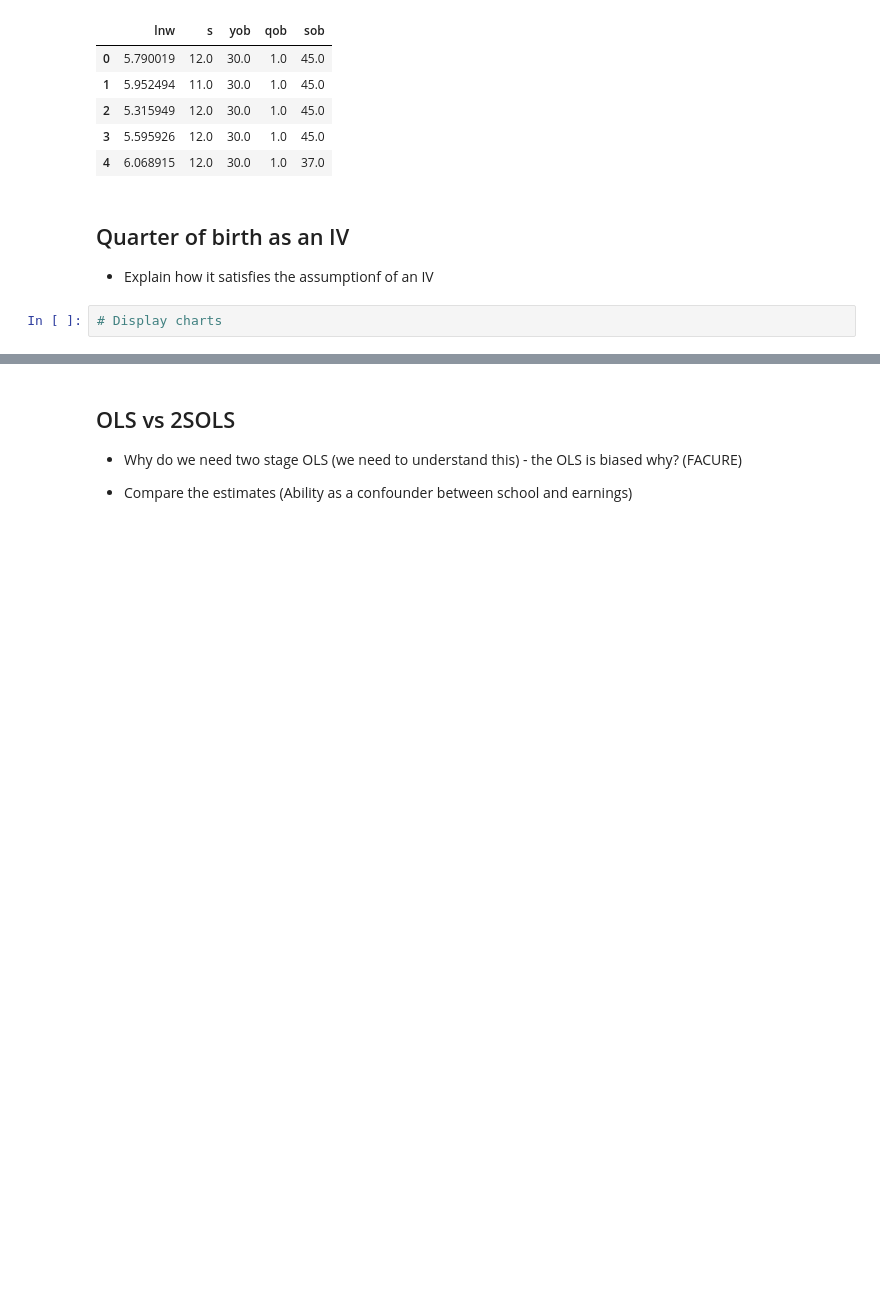
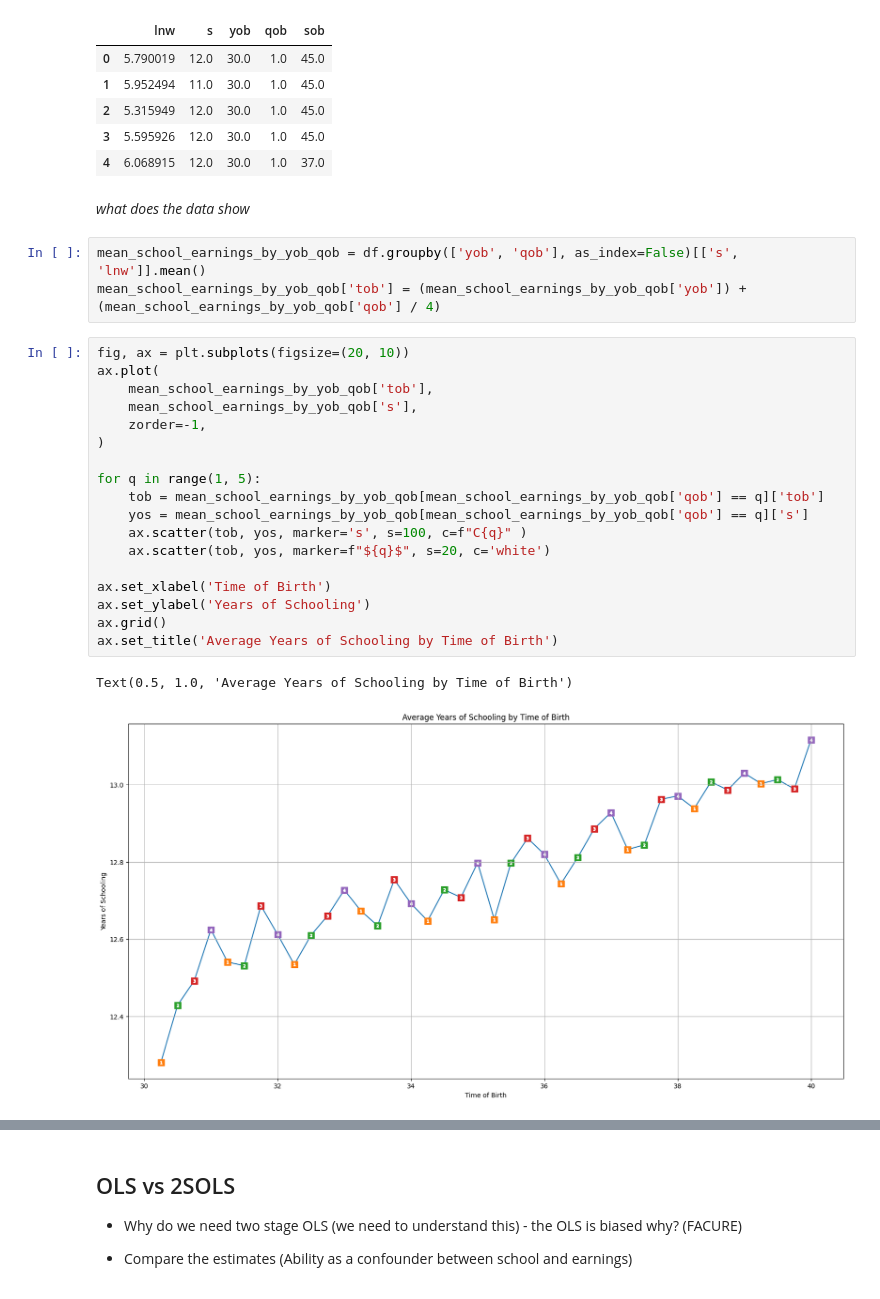
Before and after one commit to cainemerrick98/causal-inference, a Jupyter notebook: the_effect_of_schooling_on_earnings/notebook.ipynb, the cells around one changed output, grey strips where cells are left out. Saved outputs shown, nothing was run; the diff lists cells and outputs as text; blank space fills up the shorter version.

Commit message:
Added charts to demonstrate the IV

```diff
--- a/the_effect_of_schooling_on_earnings/notebook.ipynb
+++ b/the_effect_of_schooling_on_earnings/notebook.ipynb
@@ -65,8 +69,28 @@ df.head()
 | 3 | 5.595926 | 12.0 | 30.0 | 1.0 | 45.0 |
 | 4 | 6.068915 | 12.0 | 30.0 | 1.0 | 37.0 |
 # %% [markdown]
-## Quarter of birth as an IV
-
-- Explain how it satisfies the assumptionf of an IV
+*what does the data show*
+# %%
+mean_school_earnings_by_yob_qob = df.groupby(['yob', 'qob'], as_index=False)[['s', 'lnw']].mean()
+mean_school_earnings_by_yob_qob['tob'] = (mean_school_earnings_by_yob_qob['yob']) + (mean_school_earnings_by_yob_qob['qob'] / 4)
 # %%
-# Display charts
+fig, ax = plt.subplots(figsize=(20, 10))
+ax.plot(
+    mean_school_earnings_by_yob_qob['tob'],
+    mean_school_earnings_by_yob_qob['s'],
+    zorder=-1,
+)
+
+for q in range(1, 5):
+    tob = mean_school_earnings_by_yob_qob[mean_school_earnings_by_yob_qob['qob'] == q]['tob']
+    yos = mean_school_earnings_by_yob_qob[mean_school_earnings_by_yob_qob['qob'] == q]['s']
+    ax.scatter(tob, yos, marker='s', s=100, c=f"C{q}" )
+    ax.scatter(tob, yos, marker=f"${q}$", s=20, c='white')
+
+ax.set_xlabel('Time of Birth')
+ax.set_ylabel('Years of Schooling')
+ax.grid()
+ax.set_title('Average Years of Schooling by Time of Birth')
+# %% [output]
+Text(0.5, 1.0, 'Average Years of Schooling by Time of Birth')
+[figure, added]
```
Also changed, not shown: parts of 2 cells of this notebook.
